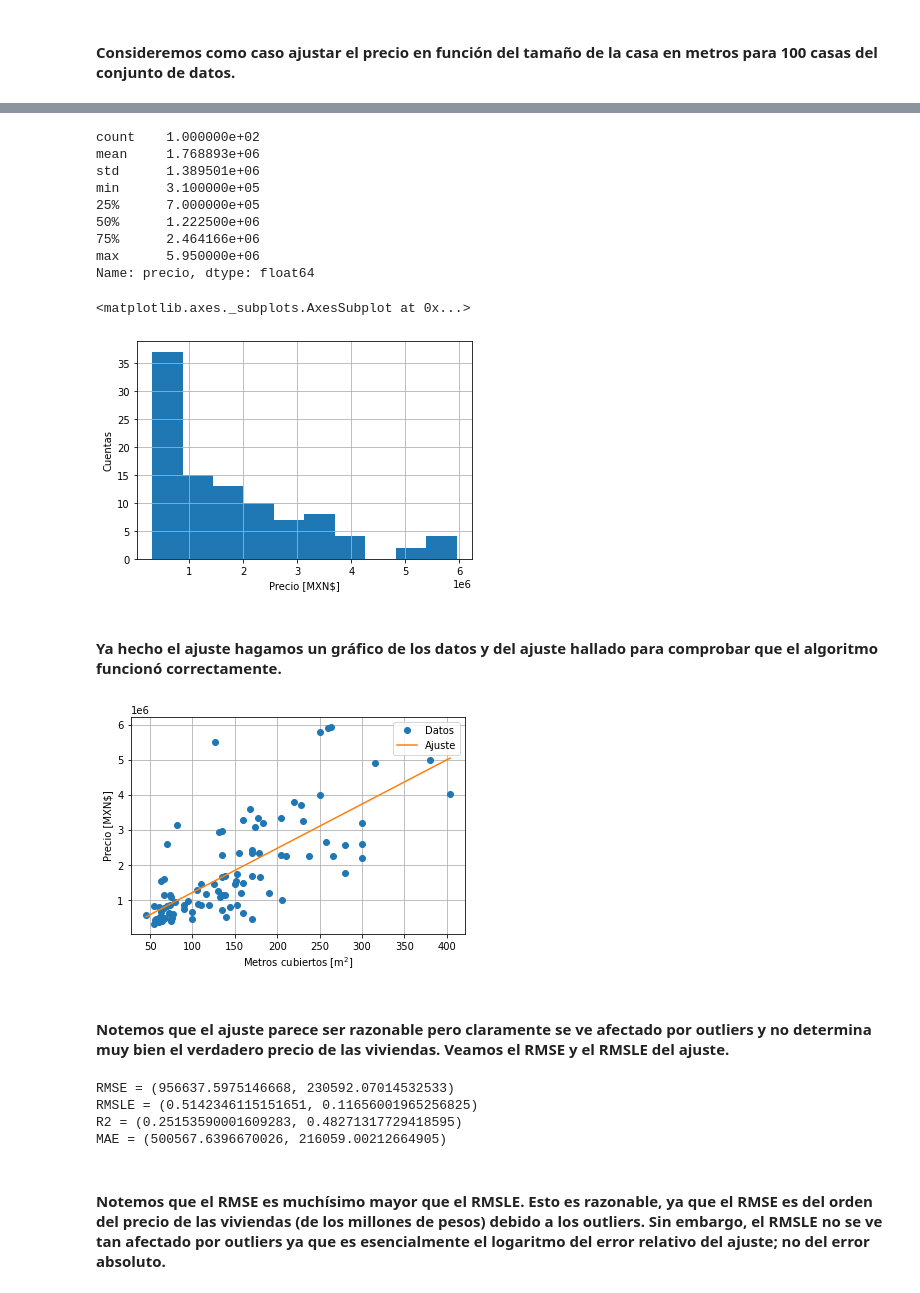
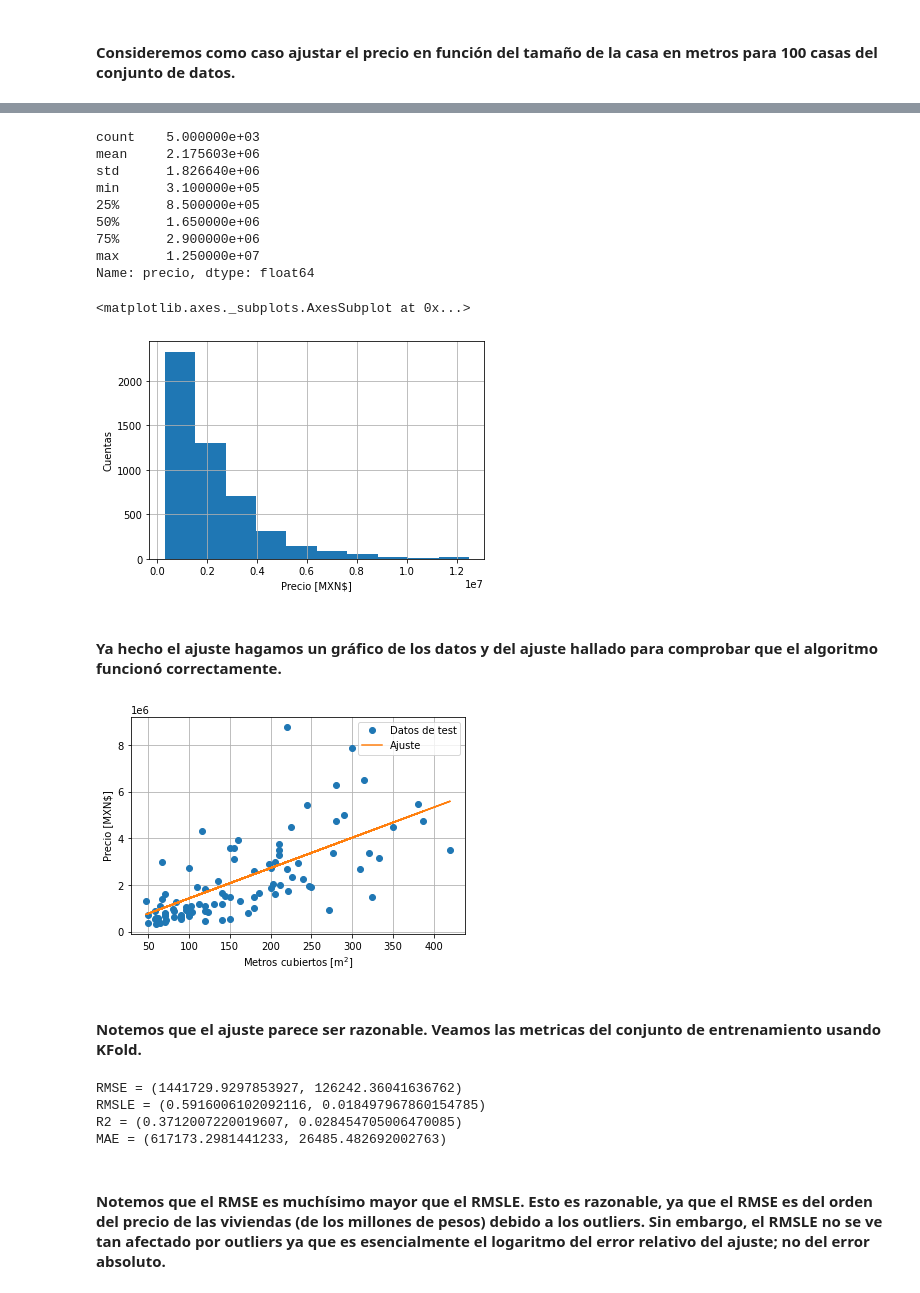
Before and after one commit to fyulita/metodos-tp3, a Jupyter notebook: notebooks/Notebook.ipynb, the cells around one changed output, grey strips where cells are left out. Saved outputs shown, nothing was run; the diff lists cells and outputs as text; code cells hidden in the pictures.

```diff
--- a/notebooks/Notebook.ipynb
+++ b/notebooks/Notebook.ipynb
@@ -45,10 +45,8 @@ Python 3.8.3
 # %% [markdown]
 #### Importamos los datos de entrenamiento y test.
 # %%
-train = pd.read_csv("../data/train.csv")
-test = pd.read_csv("../data/test.csv")
-
-display(train)
+train_set = pd.read_csv("../data/train.csv")
+display(train_set)
 # %% [output]
 |  | id | titulo | descripcion | tipodepropiedad | direccion | ciudad | provincia | antiguedad | ... |
 | 0 | 254099 | depto. tipo a-402 | depto. interior de 80.15m2, const... | Apartamento | Avenida Division del Norte 2005 | Benito Juárez | Distrito Federal | NaN | ... |
@@ -128,14 +131,17 @@ def KFoldCrossValidation(K, X, y):
 # %% [markdown]
 #### Consideremos como caso ajustar el precio en función del tamaño de la casa en metros para 100 casas del conjunto de datos.
 # %%
-# Tomo una muestra de 100 viviendas del conjunto que tengan todos los campos completos (No queremos ningún "NaN" en los datos).
+# Tomo una muestra de 5000 viviendas del conjunto que tengan todos los campos completos (No queremos ningún "NaN" en los datos) para entrenar y 100 viviendas para testear.
+# Todos los datos son del conjunto de train ya que el de test no tiene los precios.
 seed = np.random.seed(9)
-train_100 = train.dropna().sample(100, random_state=seed)
+train = train_set.dropna().sample(5000, random_state=seed)
+test = train_set.dropna().sample(100, random_state=seed)
 
-x_data = train_100["metroscubiertos"].values
-y_data = train_100["precio"].values
+x_train, x_test = train["metroscubiertos"].values, test["metroscubiertos"].values
+y_train, y_test = train["precio"].values, test["precio"].values
 
-display(train_100[["id", "metroscubiertos", "precio"]])
+display(train[["id", "metroscubiertos", "precio"]])
+display(test[["id", "metroscubiertos", "precio"]])
 # %% [output]
 |  | id | metroscubiertos | precio |
 | 131523 | 96870 | 76.0 | 480000.0 |
@@ -174,53 +193,48 @@ Name: metroscubiertos, dtype: float64
 # %%
 # Veamos un poco de info sobre los precios de las viviendas elegidas.
-display(train_100["precio"].describe())
+display(train["precio"].describe())
 
-ax = train_100["precio"].hist()
+ax = train["precio"].hist()
 plt.xlabel("Precio [MXN$]")
 plt.ylabel("Cuentas")
 ax.figure.savefig("Imagenes/Histograma-Precio.png")
 display(ax)
 # %% [output]
-count    1.000000e+02
-mean     1.768893e+06
-std      1.389501e+06
+count    5.000000e+03
+mean     2.175603e+06
+std      1.826640e+06
 min      3.100000e+05
-25%      7.000000e+05
-50%      1.222500e+06
-75%      2.464166e+06
-max      5.950000e+06
+25%      8.500000e+05
+50%      1.650000e+06
+75%      2.900000e+06
+max      1.250000e+07
 Name: precio, dtype: float64
 <matplotlib.axes._subplots.AxesSubplot at 0x...>
-[figure, old version]
+[figure, new version]
 # %%
 # Ajustamos.
 linearfit = metnum.LinearRegression()
-linearfit.fit(x_data, y_data)
+linearfit.fit(x_train, y_train)
+y_pred = linearfit.predict(x_test)
+y_pred = y_pred.reshape(y_pred.shape[0])
 # %% [markdown]
 #### Ya hecho el ajuste hagamos un gráfico de los datos y del ajuste hallado para comprobar que el algoritmo funcionó correctamente.
 # %%
-x_graph = np.linspace(np.min(x_data), np.max(x_data), 1000)
-y_graph = linearfit.predict(x_graph)
-
-y_graph = y_graph.reshape(y_graph.shape[0])
-
 plt.figure("precio-metros-cubiertos")
-plt.plot(x_data, y_data, "o", label="Datos")
-plt.plot(x_graph, y_graph, "-", label="Ajuste")
+plt.plot(x_test, y_test, "o", label="Datos de test")
+plt.plot(x_test, y_pred, "-", label="Ajuste")
 plt.grid()
 plt.legend()
 plt.xlabel(r"Metros cubiertos [$\mathrm{m}^2$]")
 plt.ylabel("Precio [MXN$]")
-plt.savefig("Imagenes/Precio-en-Funcion-de-Metros-Cubiertos.png")
+plt.savefig("Imagenes/Precio-en-Funcion-de-Metros-Cubiertos-con-outliers.png")
 plt.show()
 # %% [output]
-[figure, old version]
+[figure, new version]
-# %% [markdown]
-#### Notemos que el ajuste parece ser razonable pero claramente se ve afectado por outliers y no determina muy bien el verdadero precio de las viviendas. Veamos el RMSE y el RMSLE del ajuste.
+# %% [markdown]
+#### Notemos que el ajuste parece ser razonable. Veamos las metricas del conjunto de entrenamiento usando KFold.
 # %%
-K = 10
-
-kfold = KFoldCrossValidation(K, x_data, y_data)
+kfold = KFoldCrossValidation(10, x_train, y_train)
 rmse, rmsle, r2, mae = kfold["rmse"], kfold["rmsle"], kfold["r2"], kfold["mae"]
 
 print(f"RMSE = {(np.mean(rmse), np.std(rmse))}")
@@ -228,9 +242,9 @@ print(f"RMSLE = {(np.mean(rmsle), np.std(rmsle))}")
 print(f"R2 = {(np.mean(r2), np.std(r2))}")
 print(f"MAE = {(np.mean(mae), np.std(mae))}")
 # %% [output]
-RMSE = (956637.5975146668, 230592.07014532533)
-RMSLE = (0.5142346115151651, 0.11656001965256825)
-R2 = (0.25153590001609283, 0.48271317729418595)
-MAE = (500567.6396670026, 216059.00212664905)
+RMSE = (1441729.9297853927, 126242.36041636762)
+RMSLE = (0.5916006102092116, 0.018497967860154785)
+R2 = (0.3712007220019607, 0.028454705006470085)
+MAE = (617173.2981441233, 26485.482692002763)
 # %% [markdown]
 #### Notemos que el RMSE es muchísimo mayor que el RMSLE. Esto es razonable, ya que el RMSE es del orden del precio de las viviendas (de los millones de pesos) debido a los outliers. Sin embargo, el RMSLE no se ve tan afectado por outliers ya que es esencialmente el logaritmo del error relativo del ajuste; no del error absoluto.
```
Also changed, not shown: parts of 55 cells of this notebook, 13 other files.
